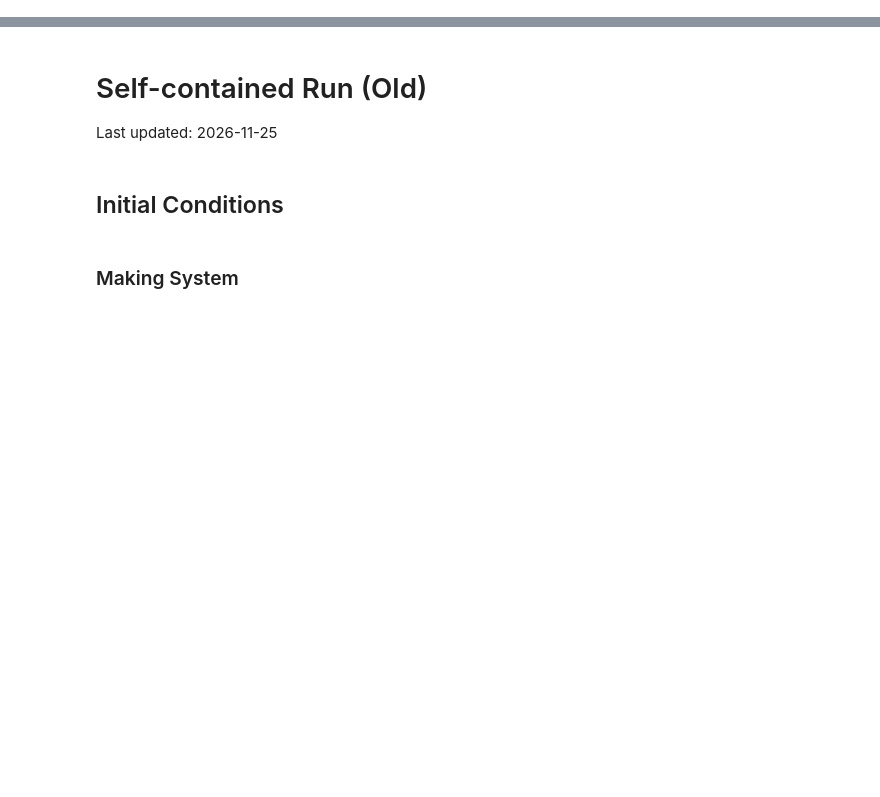
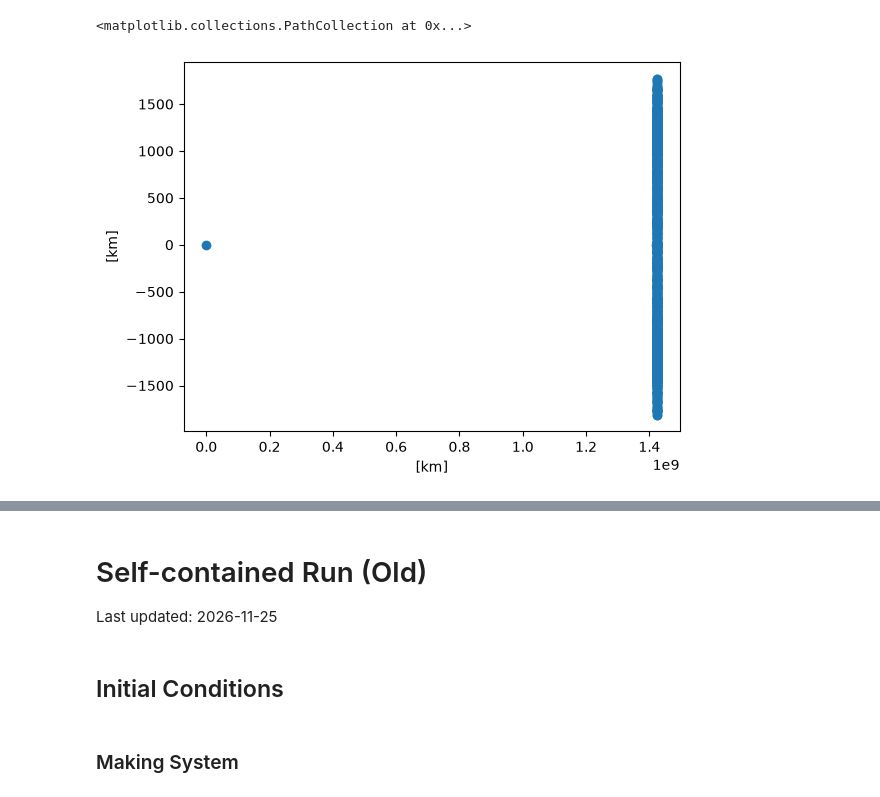
Before and after one commit to qiushitian/iapetus, a Jupyter notebook: unifiedcode.ipynb, the cells around one changed output, grey strips where cells are left out. Cells and saved outputs as stored; diff of their text form; code cells hidden in the pictures; blank space fills up the shorter version.

```diff
--- a/unifiedcode.ipynb
+++ b/unifiedcode.ipynb
@@ -141,0 +68,5 @@ outputs/3d_500_100h_inc0p01.mp4
+# %%
+amuse.plot.scatter(system.x, system.y)
+# %% [output]
+<matplotlib.collections.PathCollection at 0x...>
+[figure, added]
```
Also changed, not shown: parts of 23 cells of this notebook, 8 other files.
